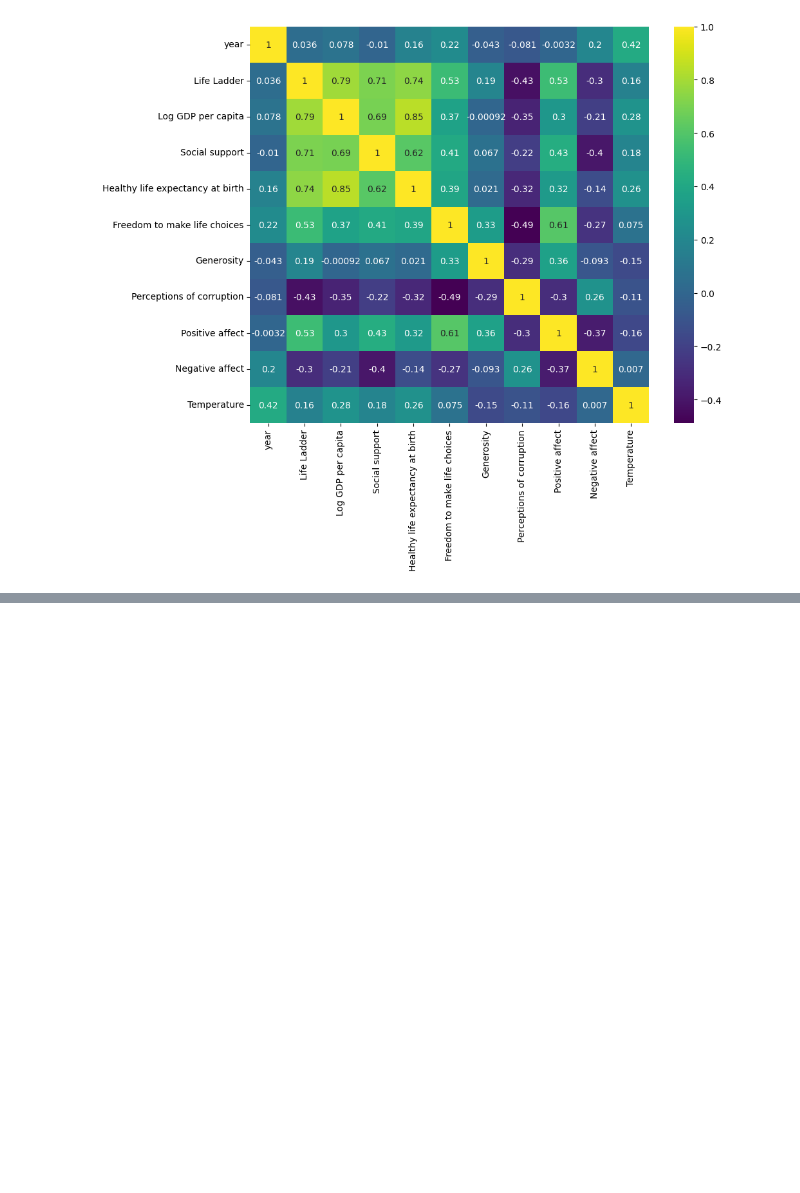
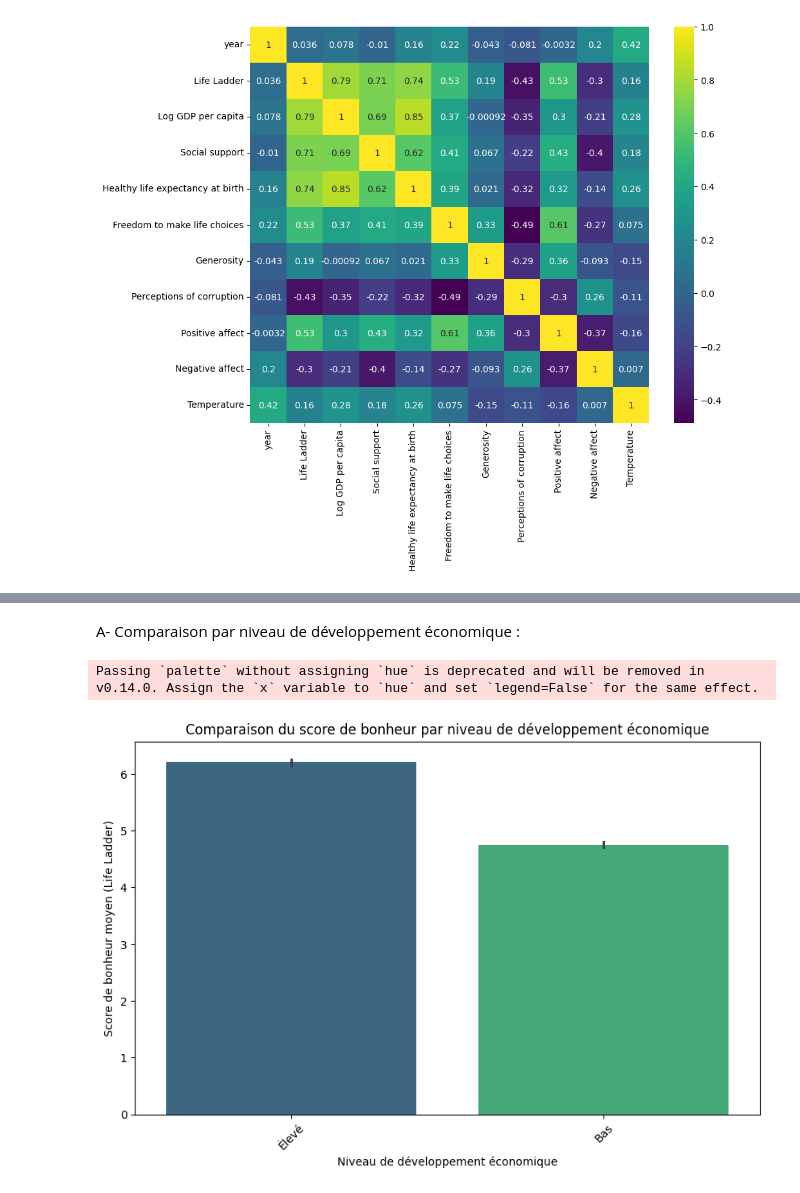
Before and after one commit to khelifaYacine/Analyse-du-rapport-du-bien--tre-sur-terre, a Jupyter notebook: EDA_LM-1.ipynb, the cells around one changed output, grey strips where cells are left out. Cells and saved outputs as stored; diff of their text form; code cells hidden in the pictures; blank space fills up the shorter version.

```diff
--- a/EDA_LM-1.ipynb
+++ b/EDA_LM-1.ipynb
@@ -488,0 +506,21 @@ fig.show()
+# %% [markdown]
+A- Comparaison par niveau de développement économique :
+# %%
+# Définir les catégories de développement économique
+def economic_category(gdp):
+    if gdp >= df['Log GDP per capita'].median():
+        return 'Élevé'
+    else:
+        return 'Bas'
+
+# Appliquer la fonction directement lors de la création du graphique
+plt.figure(figsize=(10, 6))
+sns.barplot(x=df['Log GDP per capita'].apply(economic_category), y='Life Ladder', data=df, palette="viridis")
+plt.title('Comparaison du score de bonheur par niveau de développement économique')
+plt.xlabel('Niveau de développement économique')
+plt.ylabel('Score de bonheur moyen (Life Ladder)')
+plt.xticks(rotation=45)
+plt.show()
+# %% [output]
+Passing `palette` without assigning `hue` is deprecated and will be removed in v0.14.0. Assign the `x` variable to `hue` and set `legend=False` for the same effect.
+[figure, added]
```
Also changed, not shown: parts of 12 cells of this notebook.
